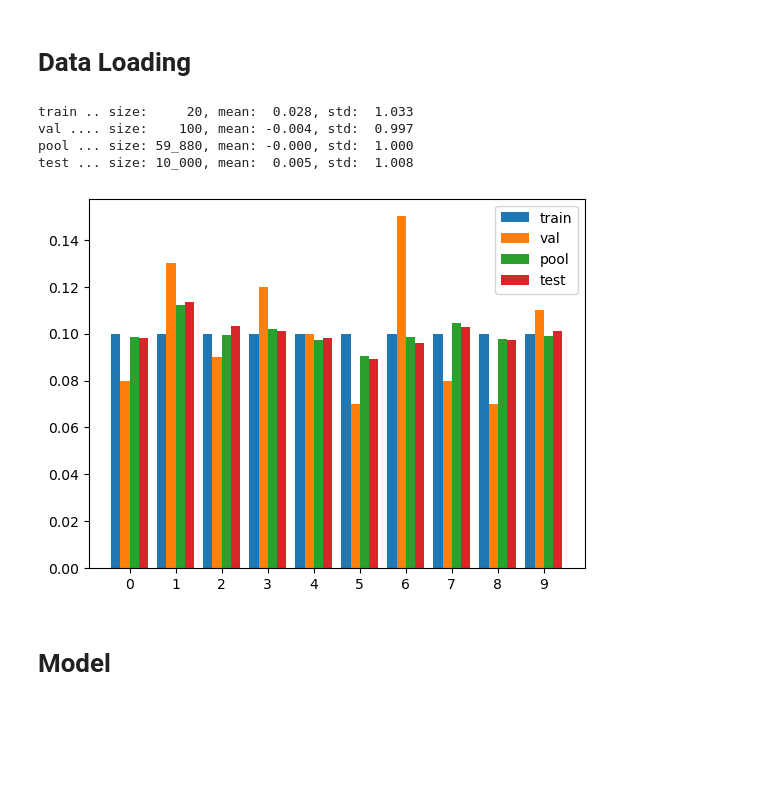
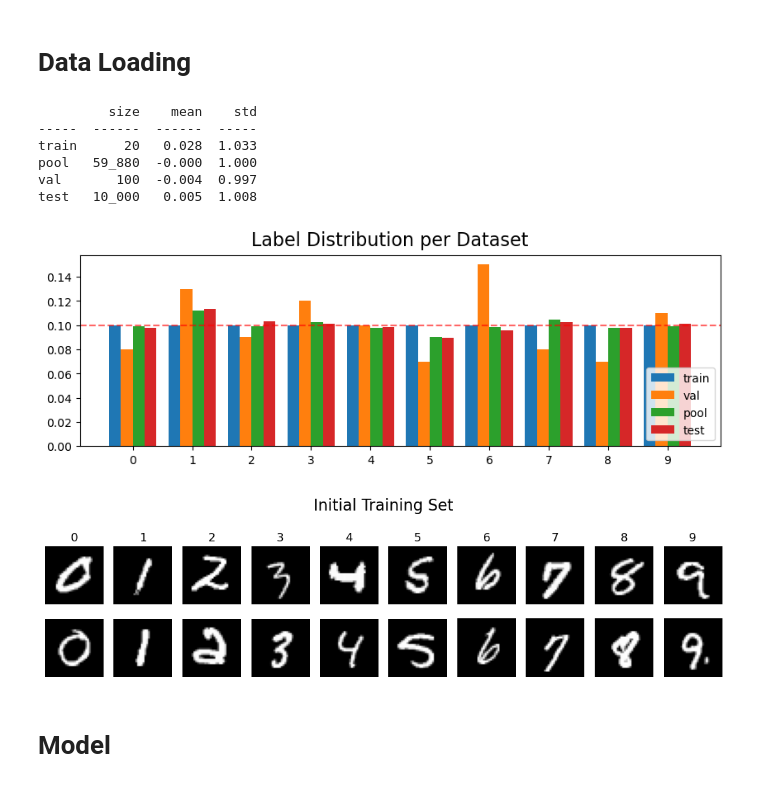
Before and after one commit to pilzpascal/2024s-bsc-practical-work, a Jupyter notebook: test.ipynb, the cells around one changed output. Cells and saved outputs as stored; diff of their text form; code cells hidden in the pictures; blank space fills up the shorter version.

```diff
--- a/test.ipynb
+++ b/test.ipynb
@@ -33,69 +111,28 @@ train size: 20, val size: 100, pool size: 59_880
 # %%
 torch.manual_seed(SEED)
 np.random.seed(SEED)
 
-transform = torchvision.transforms.Compose(
-    [torchvision.transforms.ToTensor(),
-     # we do this bc the images are 28x28 but the network expects 32x32
-     torchvision.transforms.Pad(2),
-     # 0.10003718,  are mean and std of train set after padding (without padding it is 0.1307 and 0.3081)
-     torchvision.transforms.Normalize((0.10003718,), (0.2752173,)),
-     ])
+# get dataset, these are given as torch tensors
+X_train, y_train, X_pool, y_pool, X_val, y_val, X_test, y_test = get_datasets()
 
-# getting the test and train set
-mnist_train = torchvision.datasets.MNIST(root=DATA_PATH, train=True, transform=transform)
-mnist_test = torchvision.datasets.MNIST(root=DATA_PATH, train=False, transform=transform)
-
-# splitting train further into train and val
-train, val = torch.utils.data.random_split(mnist_train, [TRAIN_SIZE + POOL_SIZE, VAL_SIZE])
-
-# creating data loaders
-# having batch size equal to the size of the dataset to get the whole dataset in one batch
-# enables us to get the whole dataset at once when iterating over the loader
-train_loader = torch.utils.data.DataLoader(train, batch_size=len(train), shuffle=True)
-val_loader = torch.utils.data.DataLoader(val, batch_size=len(val), shuffle=True)
-test_loader = torch.utils.data.DataLoader(mnist_test, batch_size=len(mnist_test), shuffle=True)
-
-X_train_all, y_train_all = next(iter(train_loader))
-X_val, y_val = next(iter(val_loader))
-X_test, y_test = next(iter(test_loader))
-
-# creating a random but balanced initial training set
-idx = []
-for num in range(10):
-    indices = torch.where(y_train_all == num)[0]
-    idx += list(np.random.choice(indices, 2, replace=False))
-idx = torch.tensor(idx)
-
-X_train = X_train_all[idx]
-y_train = y_train_all[idx]
-
-X_pool = X_train_all[~torch.isin(torch.arange(len(X_train_all)), idx)]
-y_pool = y_train_all[~torch.isin(torch.arange(len(X_train_all)), idx)]
-
-print(f"train .. size: {len(X_train):6_}, mean: {X_train.mean():6.3f}, std: {X_train.std():6.3f}")
-print(f"val .... size: {len(X_val):6_}, mean: {X_val.mean():6.3f}, std: {X_val.std():6.3f}")
-print(f"pool ... size: {len(X_pool):6_}, mean: {X_pool.mean():6.3f}, std: {X_pool.std():6.3f}")
-print(f"test ... size: {len(X_test):6_}, mean: {X_test.mean():6.3f}, std: {X_test.std():6.3f}")
-
-plt.hist([y_train, y_val, y_pool, y_test], bins=range(0, 11), density=True, label=['train', 'val', 'pool', 'test'])
-
-# set x ticks
-plt.xticks(np.linspace(0.5, 9.5, 10), np.arange(0, 10))
-plt.legend()
-plt.show()
-
+# get val and test set and loader now
+# train and pool we get when we need since they change constantly
 val_set = torch.utils.data.TensorDataset(X_val, y_val)
 test_set = torch.utils.data.TensorDataset(X_test, y_test)
-
 val_loader = torch.utils.data.DataLoader(val_set, batch_size=4, shuffle=True)
 test_loader = torch.utils.data.DataLoader(test_set, batch_size=4, shuffle=True)
+
+# Printing and visualising some useful information
+visualise_datasets(X_train, y_train, X_pool, y_pool, X_val, y_val, X_test, y_test)
 # %% [output]
-train .. size:     20, mean:  0.028, std:  1.033
-val .... size:    100, mean: -0.004, std:  0.997
-pool ... size: 59_880, mean: -0.000, std:  1.000
-test ... size: 10_000, mean:  0.005, std:  1.008
+         size    mean    std
+-----  ------  ------  -----
+train      20   0.028  1.033
+pool   59_880  -0.000  1.000
+val       100  -0.004  0.997
+test   10_000   0.005  1.008
-[figure, old version]
+[figure, new version]
+[figure, added]
 # %% [markdown]
 # Model
 # %%
```
Also changed, not shown: parts of 10 cells of this notebook.
